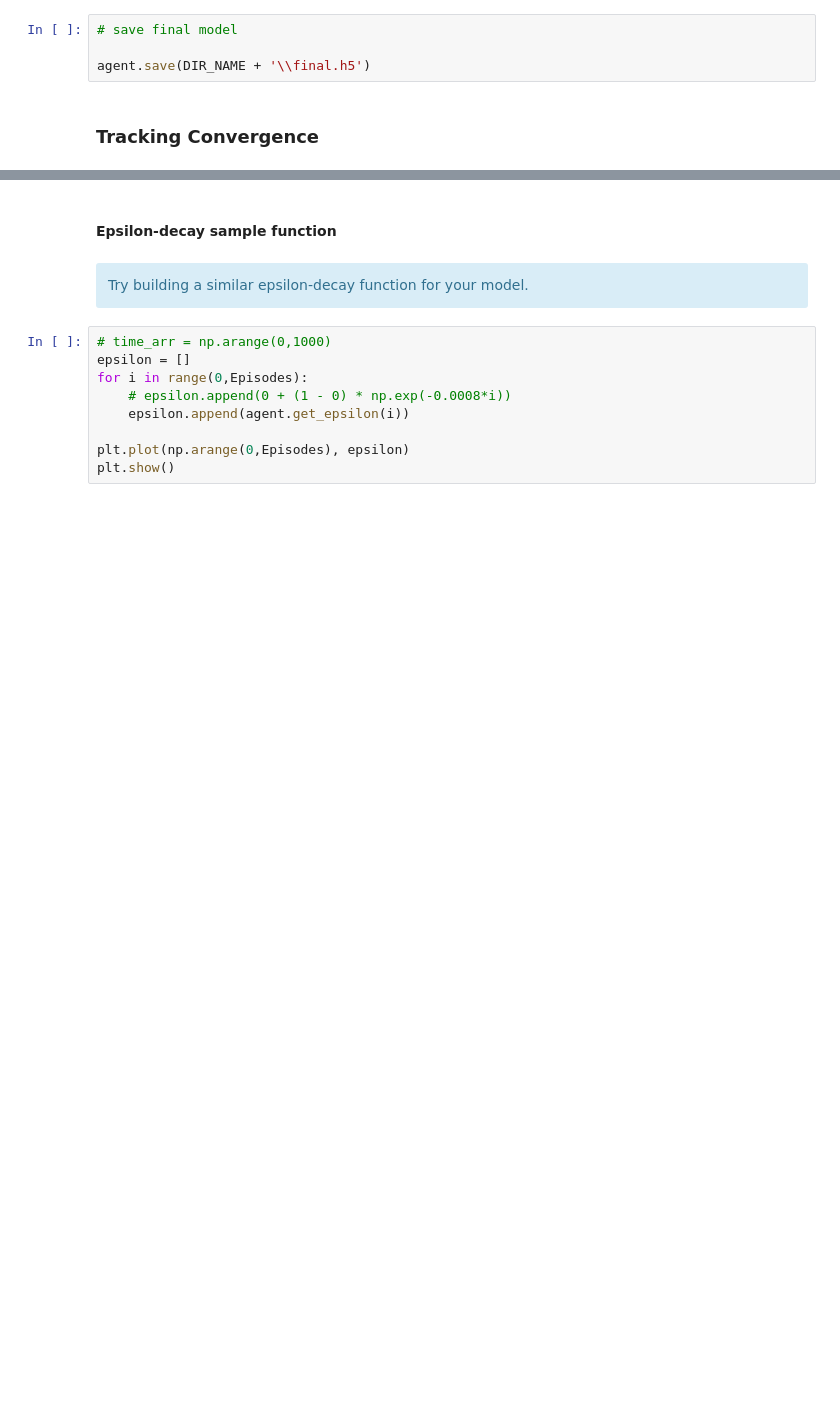
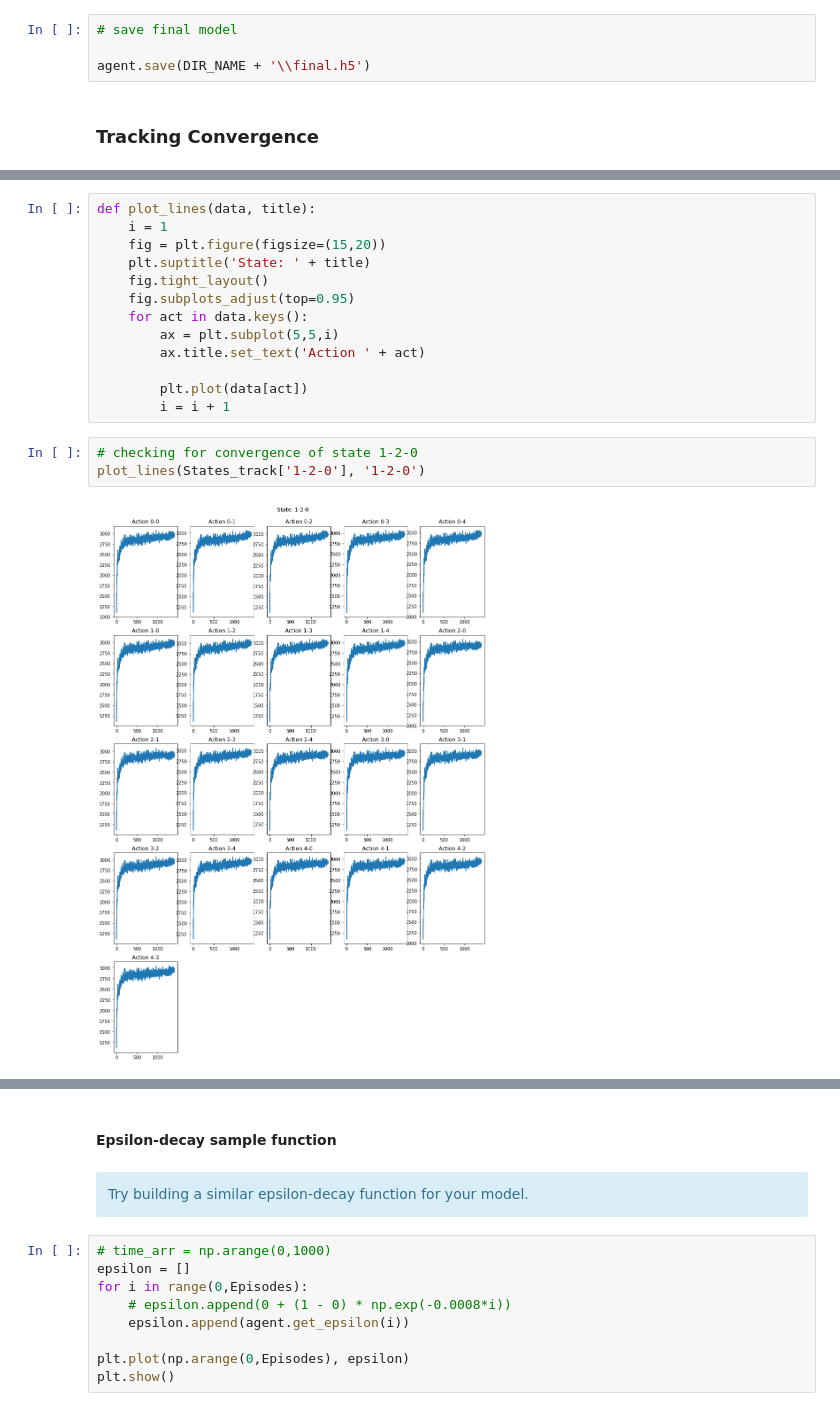
Before and after one commit to adi007me/deep-reinforcement-learning, a Jupyter notebook: DQN_Agent_Arch1.ipynb, the cells around one changed output, grey strips where cells are left out. Cells and saved outputs as stored; diff of their text form; blank space fills up the shorter version.

```diff
--- a/DQN_Agent_Arch1.ipynb
+++ b/DQN_Agent_Arch1.ipynb
@@ -314,0 +322,18 @@ States_track[1-2-0]
+# %%
+def plot_lines(data, title):
+    i = 1
+    fig = plt.figure(figsize=(15,20))
+    plt.suptitle('State: ' + title)
+    fig.tight_layout()
+    fig.subplots_adjust(top=0.95)
+    for act in data.keys():
+        ax = plt.subplot(5,5,i)
+        ax.title.set_text('Action ' + act)
+
+        plt.plot(data[act])
+        i = i + 1
+# %%
+# checking for convergence of state 1-2-0
+plot_lines(States_track['1-2-0'], '1-2-0')
+# %% [output]
+[figure, added]
```
Also changed, not shown: parts of 12 cells of this notebook.
